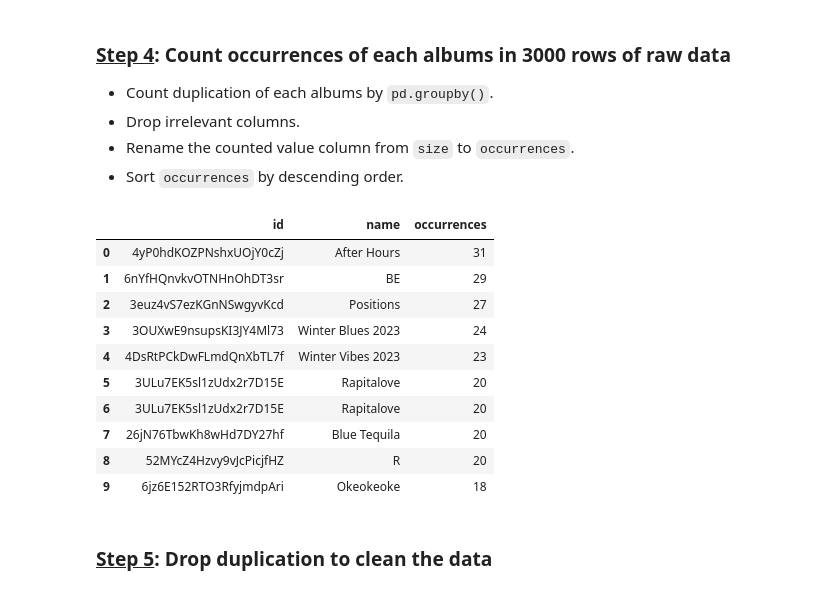
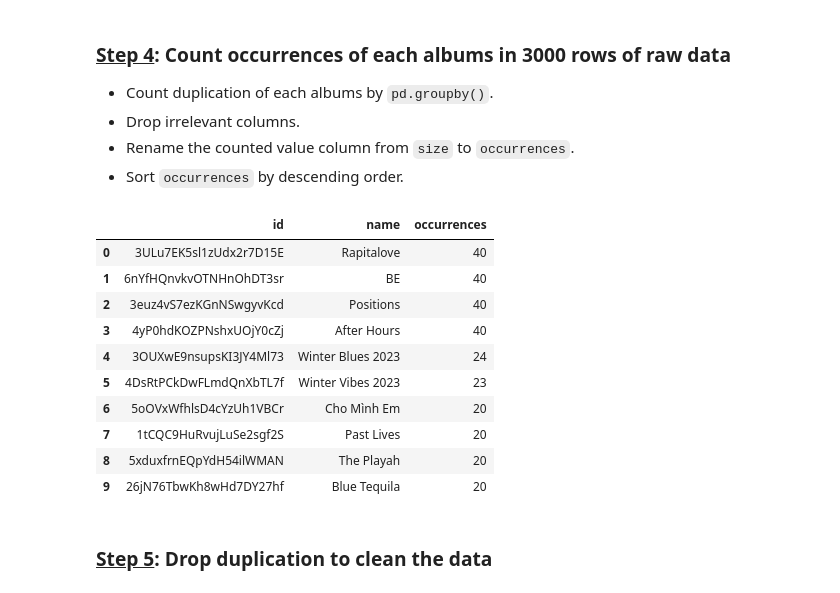
Before and after one commit to quytrungg/Final_Project_CSC14119, a Jupyter notebook: data_exploration/components/albums_data_exploration.ipynb, the cells around one changed output. Saved outputs shown, nothing was run; the diff lists cells and outputs as text; code cells hidden in the pictures.

```diff
--- a/data_exploration/components/albums_data_exploration.ipynb
+++ b/data_exploration/components/albums_data_exploration.ipynb
@@ -141,23 +141,24 @@ Ex: 2022-08-18 00:00:00
 - Rename the counted value column from `size` to `occurrences`.
 - Sort `occurrences` by descending order.
 # %%
-album_occur = pd_album.groupby(pd_album.columns.tolist()).size().reset_index()
-album_occur = album_occur.drop(['popularity', 'available_markets', 'release_date', 'total_tracks'], axis = 1)
+album_occur = pd_album.drop(['available_markets'], axis = 1)
+album_occur = album_occur.groupby(album_occur.columns.tolist()).size().reset_index()
+album_occur = album_occur.drop(['popularity', 'release_date', 'total_tracks'], axis = 1)
 album_occur = album_occur.rename(columns = {0: 'occurrences'})
 album_occur = album_occur.sort_values(by = 'occurrences', ascending = False, ignore_index = True)
 left_align(album_occur.head(10))
 # %% [output]
 |  | id | name | occurrences |
-| 0 | 4yP0hdKOZPNshxUOjY0cZj | After Hours | 31 |
-| 1 | 6nYfHQnvkvOTNHnOhDT3sr | BE | 29 |
-| 2 | 3euz4vS7ezKGnNSwgyvKcd | Positions | 27 |
-| 3 | 3OUXwE9nsupsKI3JY4Ml73 | Winter Blues 2023 | 24 |
-| 4 | 4DsRtPCkDwFLmdQnXbTL7f | Winter Vibes 2023 | 23 |
-| 5 | 3ULu7EK5sl1zUdx2r7D15E | Rapitalove | 20 |
-| 6 | 3ULu7EK5sl1zUdx2r7D15E | Rapitalove | 20 |
-| 7 | 26jN76TbwKh8wHd7DY27hf | Blue Tequila | 20 |
-| 8 | 52MYcZ4Hzvy9vJcPicjfHZ | R | 20 |
-| 9 | 6jz6E152RTO3RfyjmdpAri | Okeokeoke | 18 |
+| 0 | 3ULu7EK5sl1zUdx2r7D15E | Rapitalove | 40 |
+| 1 | 6nYfHQnvkvOTNHnOhDT3sr | BE | 40 |
+| 2 | 3euz4vS7ezKGnNSwgyvKcd | Positions | 40 |
+| 3 | 4yP0hdKOZPNshxUOjY0cZj | After Hours | 40 |
+| 4 | 3OUXwE9nsupsKI3JY4Ml73 | Winter Blues 2023 | 24 |
+| 5 | 4DsRtPCkDwFLmdQnXbTL7f | Winter Vibes 2023 | 23 |
+| 6 | 5oOVxWfhlsD4cYzUh1VBCr | Cho Mình Em | 20 |
+| 7 | 1tCQC9HuRvujLuSe2sgf2S | Past Lives | 20 |
+| 8 | 5xduxfrnEQpYdH54ilWMAN | The Playah | 20 |
+| 9 | 26jN76TbwKh8wHd7DY27hf | Blue Tequila | 20 |
 # %% [markdown]
 ### <b><u>Step 5</u>: Drop duplication to clean the data</b>
 # %%
```
Also changed, not shown: parts of 6 cells of this notebook.
